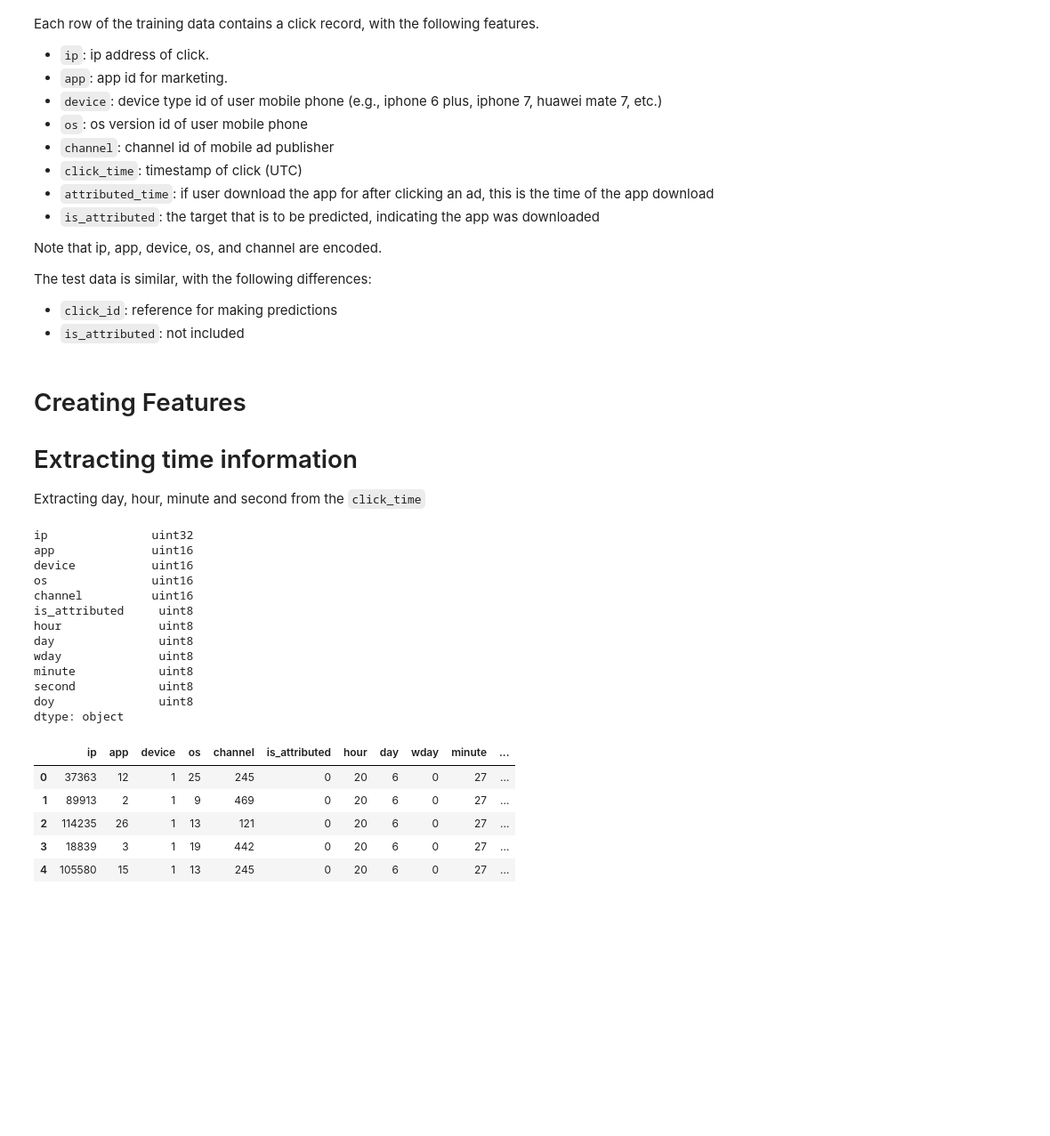
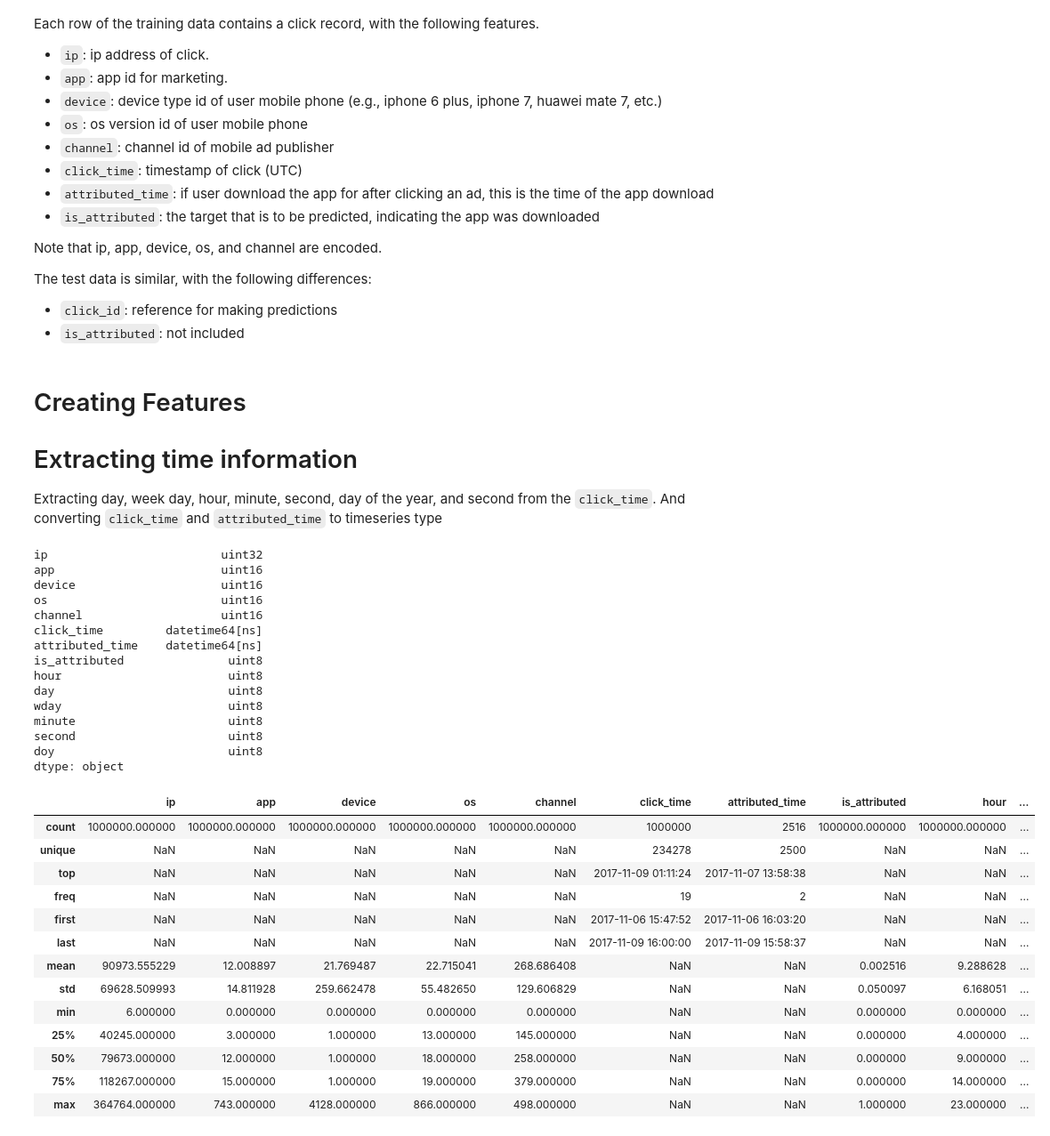
Before and after one commit to 181192/DAT158ML-Oblig02, a Jupyter notebook: Fraud Detection.ipynb, the cells around one changed output. Shown at 89% size. Cells and saved outputs as stored; diff of their text form; code cells hidden in the pictures; blank space fills up the shorter version.

```diff
--- a/Fraud Detection.ipynb
+++ b/Fraud Detection.ipynb
@@ -228,40 +262,53 @@ The test data is similar, with the following differences:
 # Creating Features
 
 # Extracting time information
-Extracting day, hour, minute and second from the `click_time`
+Extracting day, week day, hour, minute, second, day of the year, and second from the `click_time`. And converting `click_time` and `attributed_time` to timeseries type
 # %%
 #time
-X_train['hour']    = pd.to_datetime(X_train.click_time).dt.hour.astype('uint8')
-X_train['day']     = pd.to_datetime(X_train.click_time).dt.day.astype('uint8')
-X_train['wday']    = pd.to_datetime(X_train.click_time).dt.dayofweek.astype('uint8')
-X_train['minute']  = pd.to_datetime(X_train.click_time).dt.minute.astype('uint8')
-X_train['second']  = pd.to_datetime(X_train.click_time).dt.second.astype('uint8')
-X_train["doy"]     = pd.to_datetime(X_train.click_time).dt.dayofyear.astype('uint8')
-X_train            = X_train.drop(['click_time', 'attributed_time'], axis=1)
+X_train['hour']            = pd.to_datetime(X_train.click_time).dt.hour.astype('uint8')
+X_train['day']             = pd.to_datetime(X_train.click_time).dt.day.astype('uint8')
+X_train['wday']            = pd.to_datetime(X_train.click_time).dt.dayofweek.astype('uint8')
+X_train['minute']          = pd.to_datetime(X_train.click_time).dt.minute.astype('uint8')
+X_train['second']          = pd.to_datetime(X_train.click_time).dt.second.astype('uint8')
+X_train["doy"]             = pd.to_datetime(X_train.click_time).dt.dayofyear.astype('uint8')
+X_train['click_time']      = pd.to_datetime(X_train.click_time)
+X_train['attributed_time'] = pd.to_datetime(X_train.attributed_time)
+
+# X_train            = X_train.drop(['click_time', 'attributed_time'], axis=1)
 print(X_train.dtypes)
 # %% [output]
-ip               uint32
-app              uint16
-device           uint16
-os               uint16
-channel          uint16
-is_attributed     uint8
-hour              uint8
-day               uint8
-wday              uint8
-minute            uint8
-second            uint8
-doy               uint8
+ip                         uint32
+app                        uint16
+device                     uint16
+os                         uint16
+channel                    uint16
+click_time         datetime64[ns]
+attributed_time    datetime64[ns]
+is_attributed               uint8
+hour                        uint8
+day                         uint8
+wday                        uint8
+minute                      uint8
+second                      uint8
+doy                         uint8
 dtype: object
-# %%
-X_train.head()
-# %% [output]
-|  | ip | app | device | os | channel | is_attributed | hour | day | wday | minute | ... |
-| 0 | 37363 | 12 | 1 | 25 | 245 | 0 | 20 | 6 | 0 | 27 | ... |
-| 1 | 89913 | 2 | 1 | 9 | 469 | 0 | 20 | 6 | 0 | 27 | ... |
-| 2 | 114235 | 26 | 1 | 13 | 121 | 0 | 20 | 6 | 0 | 27 | ... |
-| 3 | 18839 | 3 | 1 | 19 | 442 | 0 | 20 | 6 | 0 | 27 | ... |
-| 4 | 105580 | 15 | 1 | 13 | 245 | 0 | 20 | 6 | 0 | 27 | ... |
+# %%
+X_train.describe(include='all')
+# %% [output]
+|  | ip | app | device | os | channel | click_time | attributed_time | is_attributed | hour | ... |
+| count | 1000000.000000 | 1000000.000000 | 1000000.000000 | 1000000.000000 | 1000000.000000 | 1000000 | 2516 | 1000000.000000 | 1000000.000000 | ... |
+| unique | NaN | NaN | NaN | NaN | NaN | 234278 | 2500 | NaN | NaN | ... |
+| top | NaN | NaN | NaN | NaN | NaN | 2017-11-09 01:11:24 | 2017-11-07 13:58:38 | NaN | NaN | ... |
+| freq | NaN | NaN | NaN | NaN | NaN | 19 | 2 | NaN | NaN | ... |
+| first | NaN | NaN | NaN | NaN | NaN | 2017-11-06 15:47:52 | 2017-11-06 16:03:20 | NaN | NaN | ... |
+| last | NaN | NaN | NaN | NaN | NaN | 2017-11-09 16:00:00 | 2017-11-09 15:58:37 | NaN | NaN | ... |
+| mean | 90973.555229 | 12.008897 | 21.769487 | 22.715041 | 268.686408 | NaN | NaN | 0.002516 | 9.288628 | ... |
+| std | 69628.509993 | 14.811928 | 259.662478 | 55.482650 | 129.606829 | NaN | NaN | 0.050097 | 6.168051 | ... |
+| min | 6.000000 | 0.000000 | 0.000000 | 0.000000 | 0.000000 | NaN | NaN | 0.000000 | 0.000000 | ... |
+| 25% | 40245.000000 | 3.000000 | 1.000000 | 13.000000 | 145.000000 | NaN | NaN | 0.000000 | 4.000000 | ... |
+| 50% | 79673.000000 | 12.000000 | 1.000000 | 18.000000 | 258.000000 | NaN | NaN | 0.000000 | 9.000000 | ... |
+| 75% | 118267.000000 | 15.000000 | 1.000000 | 19.000000 | 379.000000 | NaN | NaN | 0.000000 | 14.000000 | ... |
+| max | 364764.000000 | 743.000000 | 4128.000000 | 866.000000 | 498.000000 | NaN | NaN | 1.000000 | 23.000000 | ... |
 # %%
 frequent_hour = X_train.hour.value_counts().sort_index()
 frequent_day = X_train.day.value_counts().sort_index()
```
Also changed, not shown: parts of 9 cells of this notebook.
